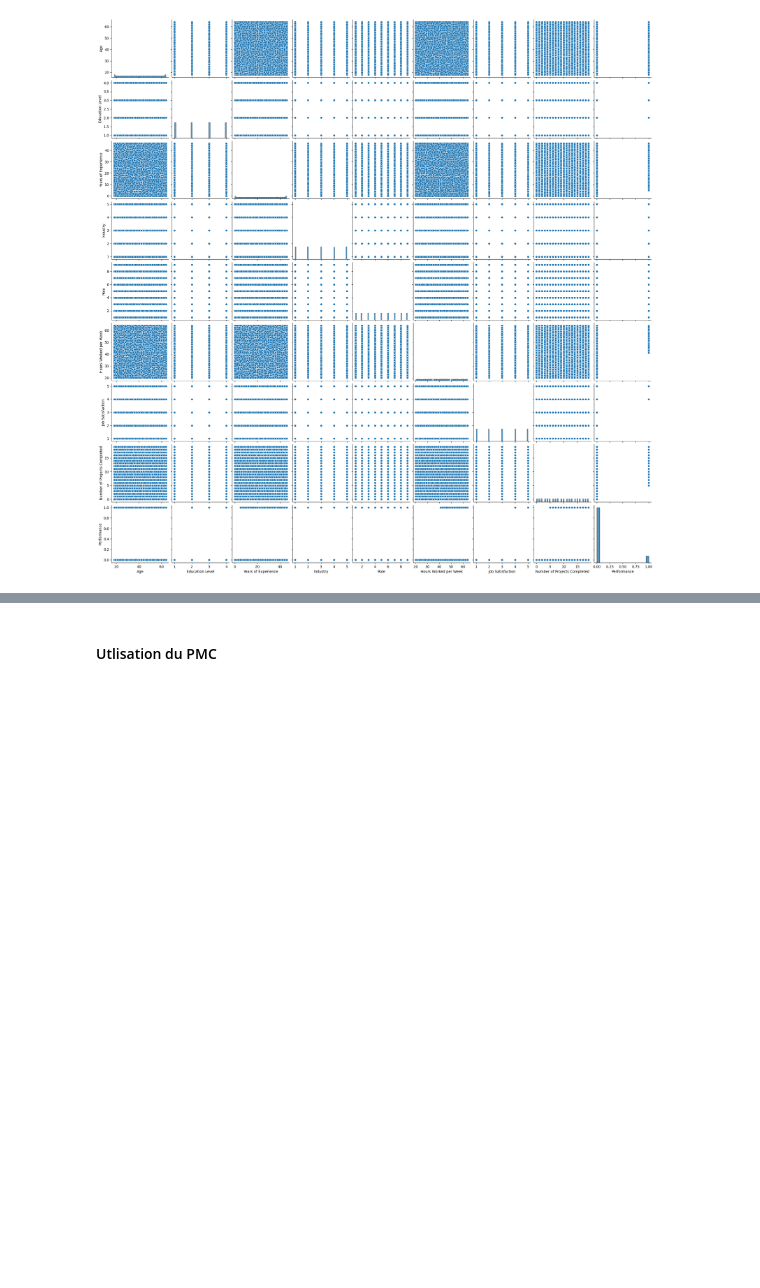
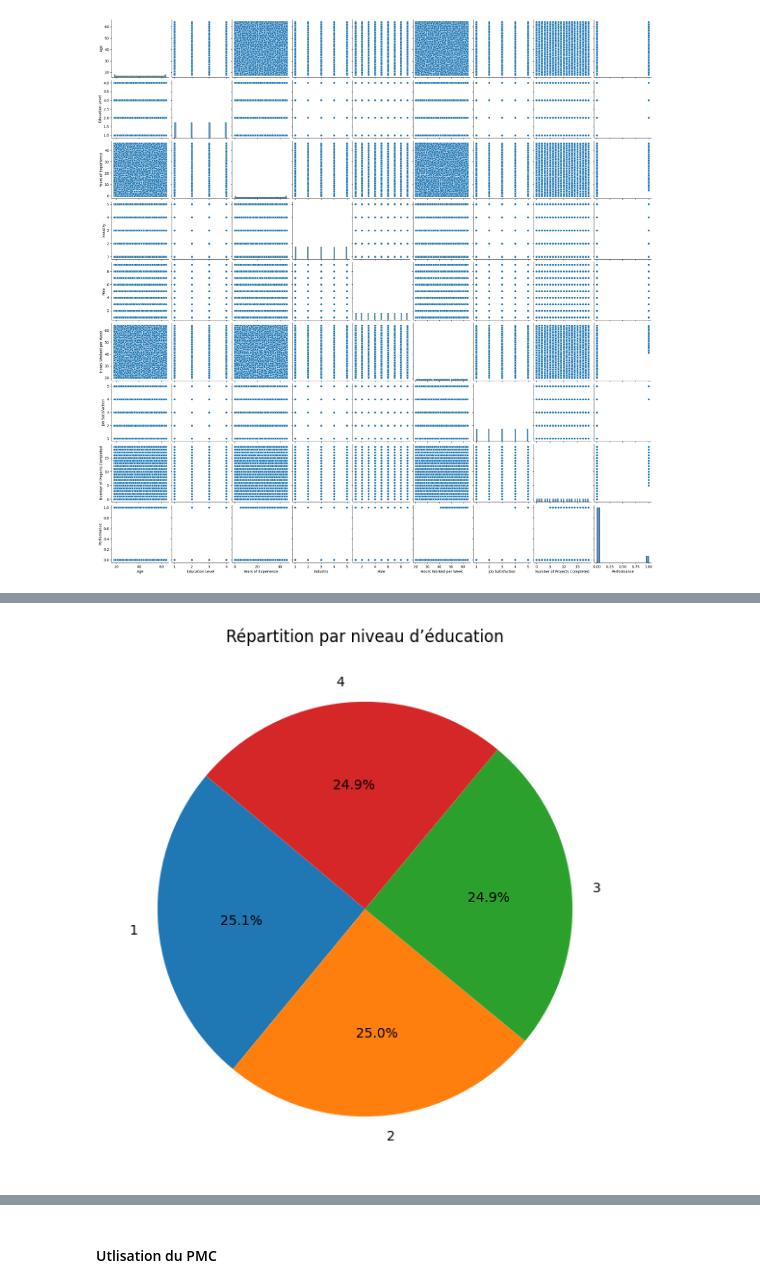
Before and after one commit to NdongoMamoudou/DeepLearningHub, a Jupyter notebook: PMC/Notebooks/Binary_classification.ipynb, the cells around one changed output, grey strips where cells are left out. Drawn from its saved outputs; the diff is of its cells as text; code cells hidden in the pictures; blank space fills up the shorter version.

```diff
--- a/PMC/Notebooks/Binary_classification.ipynb
+++ b/PMC/Notebooks/Binary_classification.ipynb
@@ -106,0 +102,9 @@ plt.bar(value.index , value)
+# %%
+education_counts = df_employer['Education Level'].value_counts()
+
+plt.figure(figsize=(7,7))
+plt.pie(education_counts, labels=education_counts.index, autopct='%1.1f%%', startangle=140)
+plt.title("Répartition par niveau d’éducation")
+plt.show()
+# %% [output]
+[figure, added]
```
Also changed, not shown: parts of 6 cells of this notebook.
